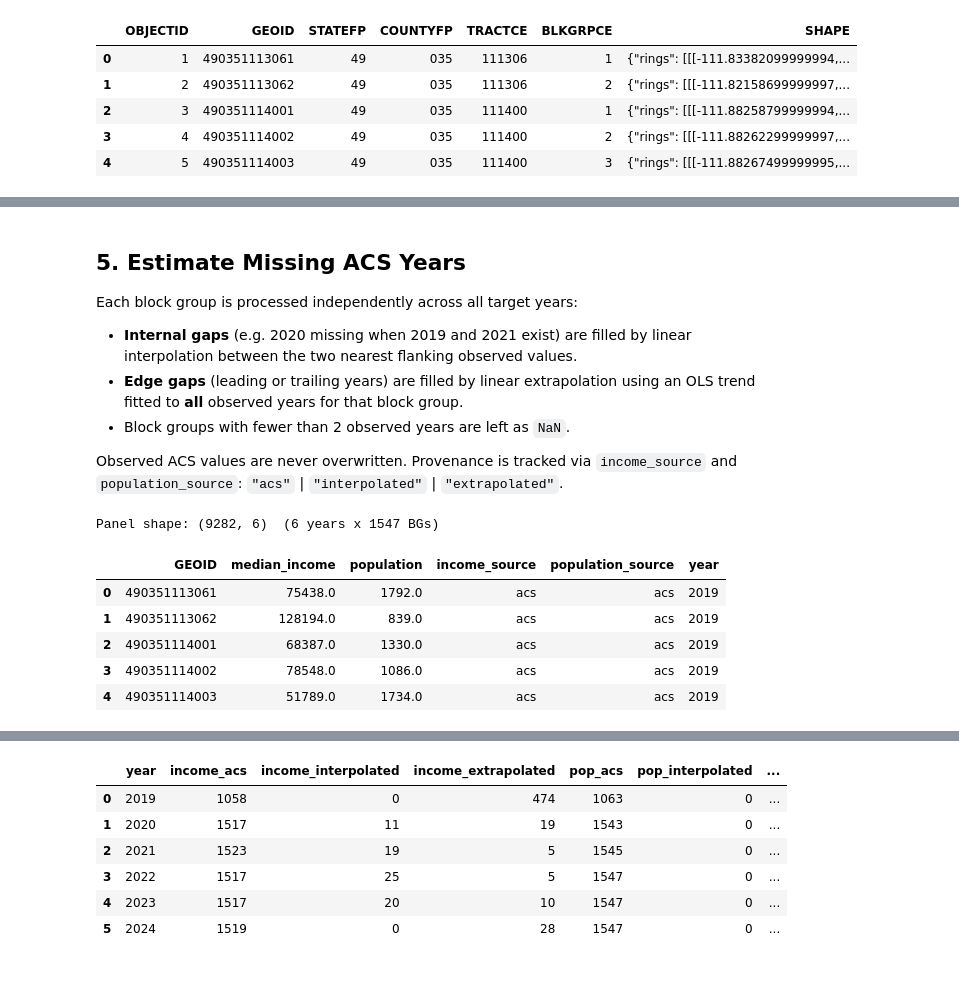
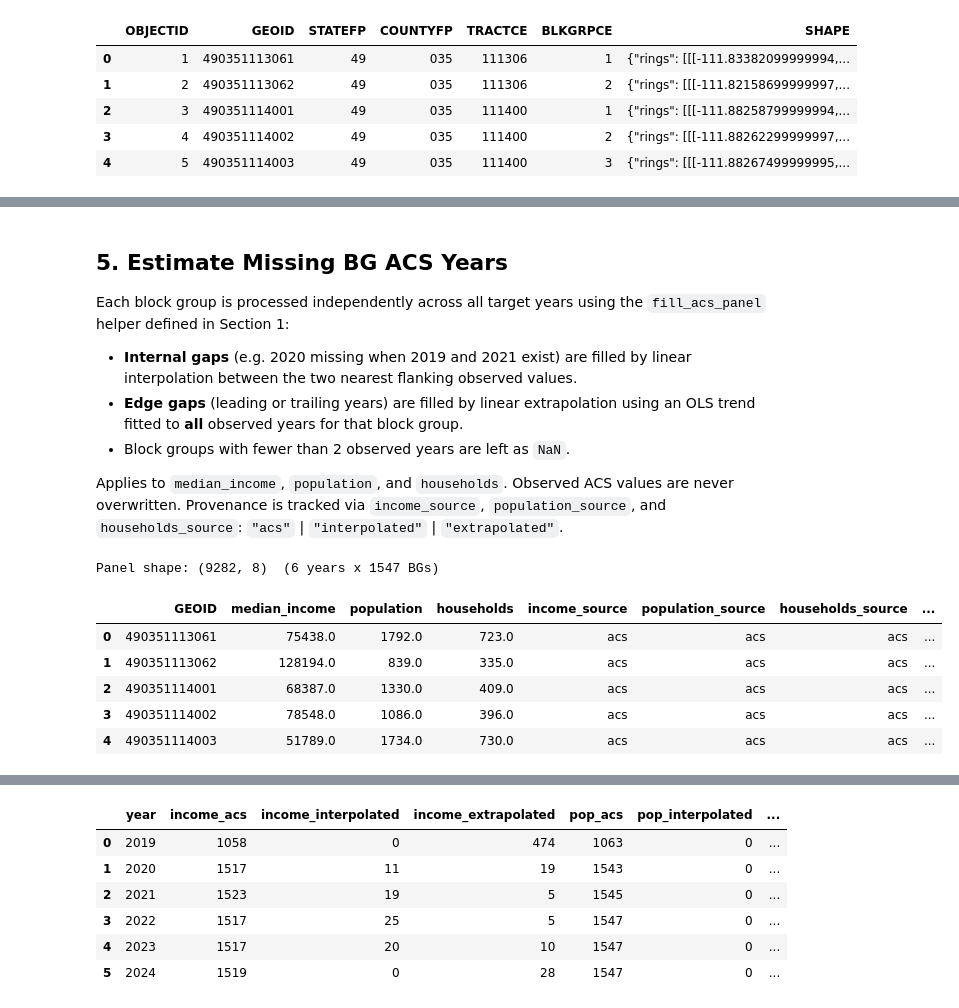
Before and after one commit to WFRCAnalytics/DATA-Regional-Metrics-Dashboard, a Jupyter notebook: housing-plus-transportation/Process-GPI-TDM-HT-by-City.ipynb, the cells around one changed output, grey strips where cells are left out. Drawn from its saved outputs; the diff is of its cells as text; code cells hidden in the pictures; blank space fills up the shorter version.

Commit message:
Refine H+T income workflow and weighted cost aggregation

```diff
--- a/housing-plus-transportation/Process-GPI-TDM-HT-by-City.ipynb
+++ b/housing-plus-transportation/Process-GPI-TDM-HT-by-City.ipynb
@@ -266,7 +368,7 @@ for year in target_years:
                 year=year,
                 params={
                     "for": "block group:*",
-                    "in": f"state:{HT_INCOME_CONFIG['state_fips']} county:{county_fips}",
+                    "in": (f"state:{HT_INCOME_CONFIG['state_fips']} county:{county_fips}"),
                     "key": CENSUS_API_KEY,
                 },
                 return_geoid=True,
@@ -284,24 +386,30 @@ for year in target_years:
             columns={
                 HT_INCOME_CONFIG["acs_vars"]["median_income"]: "median_income",
                 HT_INCOME_CONFIG["acs_vars"]["population"]: "population",
+                HT_INCOME_CONFIG["acs_vars"]["households"]: "households",
             }
         )
         acs_df[HT_INCOME_CONFIG["bg_key"]] = acs_df[HT_INCOME_CONFIG["bg_key"]].astype(str)
-        acs_df["median_income"] = pd.to_numeric(acs_df["median_income"], errors="coerce")
-        acs_df["population"] = pd.to_numeric(acs_df["population"], errors="coerce")
-        acs_df.loc[acs_df["median_income"] <= 0, "median_income"] = np.nan
-        acs_df.loc[acs_df["population"] <= 0, "population"] = np.nan
+
+        for col in ("median_income", "population", "households"):
+            acs_df[col] = pd.to_numeric(acs_df[col], errors="coerce")
+            acs_df.loc[acs_df[col] <= 0, col] = np.nan
+
         acs_df["acs_year"] = year
         acs_df["income_source"] = "acs"
         acs_df["population_source"] = "acs"
+        acs_df["households_source"] = "acs"
+
         acs_df = acs_df[
             [
                 HT_INCOME_CONFIG["bg_key"],
                 "median_income",
                 "population",
+                "households",
                 "acs_year",
                 "income_source",
                 "population_source",
+                "households_source",
             ]
         ].copy()
 
@@ -313,23 +421,26 @@ for year in target_years:
                 "year": year,
                 "status": "fetched",
                 "acs_rows": len(acs_df),
-                "matched_bg_rows": bg_acs_by_year[year]["median_income"].notna().sum(),
+                "matched_inc_rows": bg_acs_by_year[year]["median_income"].notna().sum(),
+                "matched_hh_rows": bg_acs_by_year[year]["households"].notna().sum(),
                 "message": "ok",
             }
         )
     else:
         bg_acs_by_year[year] = block_groups_ref.copy()
-        bg_acs_by_year[year]["median_income"] = np.nan
-        bg_acs_by_year[year]["population"] = np.nan
+        for col in ("median_income", "population", "households"):
+            bg_acs_by_year[year][col] = np.nan
         bg_acs_by_year[year]["acs_year"] = year
         bg_acs_by_year[year]["income_source"] = np.nan
         bg_acs_by_year[year]["population_source"] = np.nan
+        bg_acs_by_year[year]["households_source"] = np.nan
         acs_year_status.append(
             {
                 "year": year,
                 "status": "missing",
                 "acs_rows": 0,
-                "matched_bg_rows": 0,
+                "matched_inc_rows": 0,
+                "matched_hh_rows": 0,
                 "message": year_message,
             }
         )
@@ -365,41 +483,46 @@ Shape      : (1547, 12)
 # %% [markdown]
-## 5. Estimate Missing ACS Years
+## 5. Estimate Missing BG ACS Years
 
-Each block group is processed independently across all target years:
+Each block group is processed independently across all target years using the
+`fill_acs_panel` helper defined in Section 1:
+
 - **Internal gaps** (e.g. 2020 missing when 2019 and 2021 exist) are filled by linear
   interpolation between the two nearest flanking observed values.
 - **Edge gaps** (leading or trailing years) are filled by linear extrapolation using an
   OLS trend fitted to **all** observed years for that block group.
 - Block groups with fewer than 2 observed years are left as `NaN`.
 
-Observed ACS values are never overwritten. Provenance is tracked via `income_source`
-and `population_source`: `"acs"` | `"interpolated"` | `"extrapolated"`.
+Applies to `median_income`, `population`, and `households`.  Observed ACS values are
+never overwritten.  Provenance is tracked via `income_source`, `population_source`, and
+`households_source`: `"acs"` | `"interpolated"` | `"extrapolated"`.
 # %%
 # Build a long panel (one row per GEOID x year) to drive the fill logic.
-acs_panel = []
+acs_panel_parts = []
 for year in target_years:
     year_df = bg_acs_by_year[year][
         [
             HT_INCOME_CONFIG["bg_key"],
             "median_income",
             "population",
+            "households",
             "income_source",
             "population_source",
+            "households_source",
         ]
     ].copy()
     year_df["year"] = year
-    acs_panel.append(year_df)
+    acs_panel_parts.append(year_df)
 
-acs_panel_df = pd.concat(acs_panel, ignore_index=True)
+acs_panel_df = pd.concat(acs_panel_parts, ignore_index=True)
 print(
     f"Panel shape: {acs_panel_df.shape}  ({len(target_years)} years x {len(block_groups_ref)} BGs)"
 )
 acs_panel_df.head()
 # %% [output]
-Panel shape: (9282, 6)  (6 years x 1547 BGs)
+Panel shape: (9282, 8)  (6 years x 1547 BGs)
-|  | GEOID | median_income | population | income_source | population_source | year |
-| 0 | 490351113061 | 75438.0 | 1792.0 | acs | acs | 2019 |
-| 1 | 490351113062 | 128194.0 | 839.0 | acs | acs | 2019 |
-| 2 | 490351114001 | 68387.0 | 1330.0 | acs | acs | 2019 |
-| 3 | 490351114002 | 78548.0 | 1086.0 | acs | acs | 2019 |
-| 4 | 490351114003 | 51789.0 | 1734.0 | acs | acs | 2019 |
+|  | GEOID | median_income | population | households | income_source | population_source | households_source | ... |
+| 0 | 490351113061 | 75438.0 | 1792.0 | 723.0 | acs | acs | acs | ... |
+| 1 | 490351113062 | 128194.0 | 839.0 | 335.0 | acs | acs | acs | ... |
+| 2 | 490351114001 | 68387.0 | 1330.0 | 409.0 | acs | acs | acs | ... |
+| 3 | 490351114002 | 78548.0 | 1086.0 | 396.0 | acs | acs | acs | ... |
+| 4 | 490351114003 | 51789.0 | 1734.0 | 730.0 | acs | acs | acs | ... |
```
Also changed, not shown: parts of 40 cells of this notebook, 3 other files.
